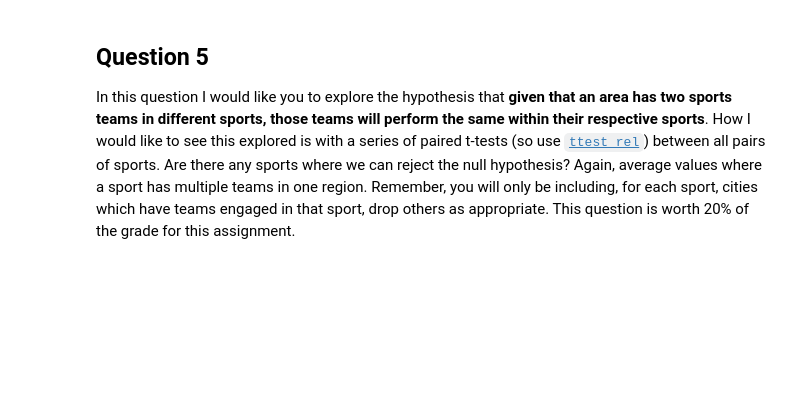
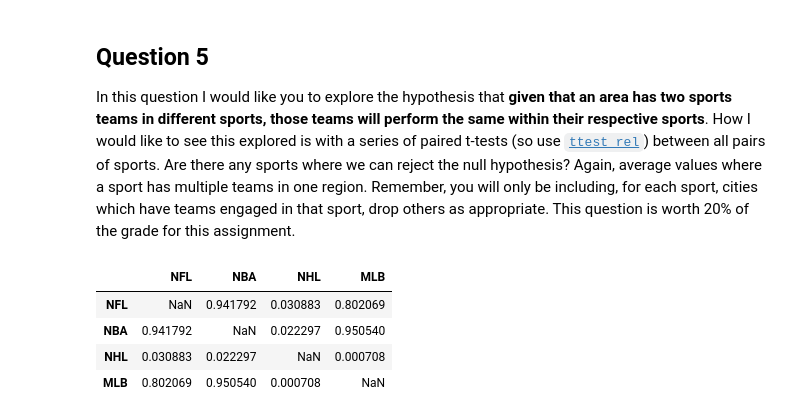
Before and after one commit to calebrauscher/University_of_Michigan, a Jupyter notebook: Introduction to Data Science/assignment4/assignment4.ipynb, the cells around one changed output. Cells and saved outputs as stored; diff of their text form; code cells hidden in the pictures; blank space fills up the shorter version.

```diff
--- a/Introduction to Data Science/assignment4/assignment4.ipynb
+++ b/Introduction to Data Science/assignment4/assignment4.ipynb
@@ -417,28 +417,3 @@ nfl_correlation()
 # %% [markdown]
 ## Question 5
 In this question I would like you to explore the hypothesis that **given that an area has two sports teams in different sports, those teams will perform the same within their respective sports**. How I would like to see this explored is with a series of paired t-tests (so use [`ttest_rel`](https://docs.scipy.org/doc/scipy/reference/generated/scipy.stats.ttest_rel.html)) between all pairs of sports. Are there any sports where we can reject the null hypothesis? Again, average values where a sport has multiple teams in one region. Remember, you will only be including, for each sport, cities which have teams engaged in that sport, drop others as appropriate. This question is worth 20% of the grade for this assignment.
-# %%
-import pandas as pd
-import numpy as np
-import scipy.stats as stats
-import re
-
-mlb_df=pd.read_csv("assets/mlb.csv")
-nhl_df=pd.read_csv("assets/nhl.csv")
-nba_df=pd.read_csv("assets/nba.csv")
-nfl_df=pd.read_csv("assets/nfl.csv")
-cities=pd.read_html("assets/wikipedia_data.html")[1]
-cities=cities.iloc[:-1,[0,3,5,6,7,8]]
-
-def sports_team_performance():
-    # YOUR CODE HERE
-    raise NotImplementedError()
-
-    # Note: p_values is a full dataframe, so df.loc["NFL","NBA"] should be the same as df.loc["NBA","NFL"] and
-    # df.loc["NFL","NFL"] should return np.nan
-    sports = ['NFL', 'NBA', 'NHL', 'MLB']
-    p_values = pd.DataFrame({k:np.nan for k in sports}, index=sports)
-
-    assert abs(p_values.loc["NBA", "NHL"] - 0.02) <= 1e-2, "The NBA-NHL p-value should be around 0.02"
-    assert abs(p_values.loc["MLB", "NFL"] - 0.80) <= 1e-2, "The MLB-NFL p-value should be around 0.80"
-    return p_values
@@ -444,0 +850,8 @@ def sports_team_performance():
+# %%
+sports_team_performance()
+# %% [output]
+|  | NFL | NBA | NHL | MLB |
+| NFL | NaN | 0.941792 | 0.030883 | 0.802069 |
+| NBA | 0.941792 | NaN | 0.022297 | 0.950540 |
+| NHL | 0.030883 | 0.022297 | NaN | 0.000708 |
+| MLB | 0.802069 | 0.950540 | 0.000708 | NaN |
```
Also changed, not shown: parts of 1 cell of this notebook.
